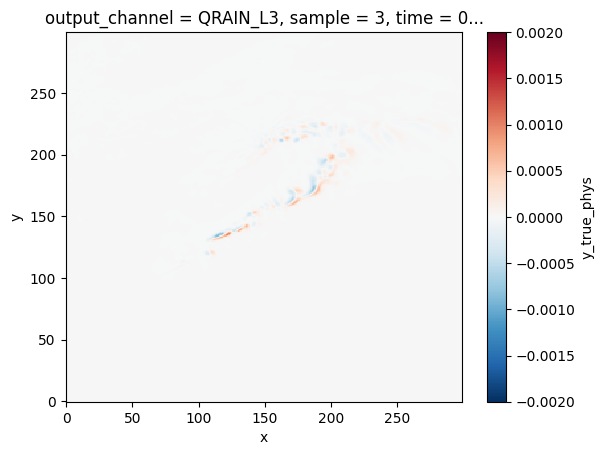
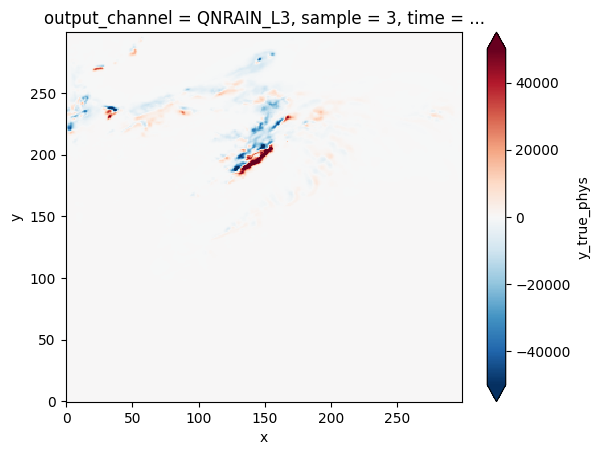
Code edit (unified diff) that turned the first committed figure into the second:
--- before
+++ after
@@ -1 +1 @@
-ds_denorm['y_true_phys'].sel(output_channel='QRAIN_L3').isel(sample=3).plot(cmap='RdBu_r',vmin=-2e-3, vmax=2e-3)
+ds_denorm['y_true_phys'].sel(output_channel='QNRAIN_L3').isel(sample=3).plot(cmap='RdBu_r',vmin=-5e4, vmax=5e4)

Commit: update microphysical loss constraint